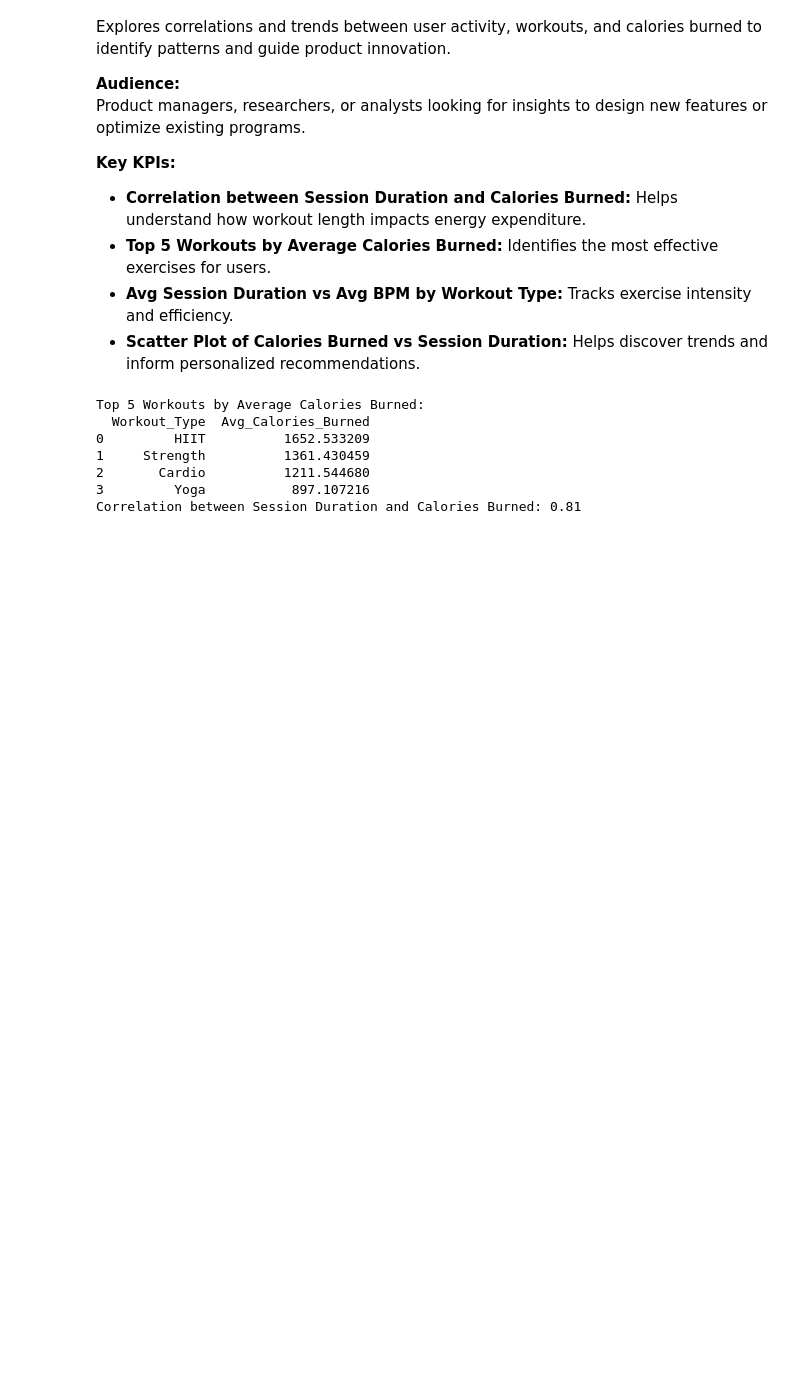
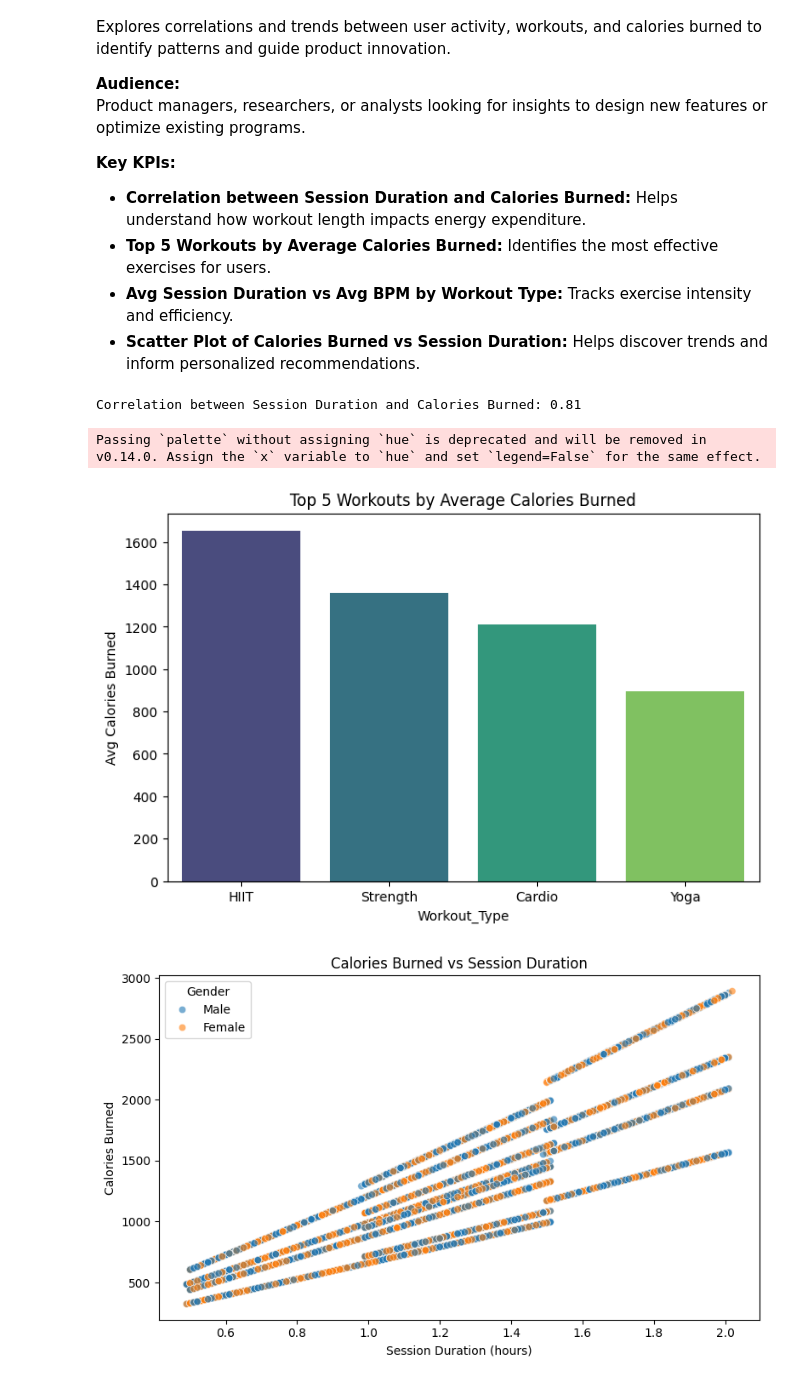
Before and after one commit to Nscook19/Data-Analysis-for-Topical-Project-4, a Jupyter notebook: Data Analytics.ipynb, the cells around one changed output. Drawn from its saved outputs; the diff is of its cells as text; code cells hidden in the pictures; blank space fills up the shorter version.

```diff
--- a/Data Analytics.ipynb
+++ b/Data Analytics.ipynb
@@ -157,44 +112,28 @@ Product managers, researchers, or analysts looking for insights to design new fe
 - **Avg Session Duration vs Avg BPM by Workout Type:** Tracks exercise intensity and efficiency.
 - **Scatter Plot of Calories Burned vs Session Duration:** Helps discover trends and inform personalized recommendations.
 # %%
-# KPI 1: Correlation Activity vs Calories Burned
+# Correlation
 corr = df['Session_Duration_hours'].corr(df['Calories_Burned'])
+print(f"Correlation between Session Duration and Calories Burned: {corr:.2f}")
 
-# KPI 2: Top Workout Types by Avg Calories Burned
-top_workouts = df.groupby('Workout_Type')['Calories_Burned'].mean().sort_values(ascending=False).head(5)
-top_workouts_df = top_workouts.reset_index().rename(columns={'Calories_Burned': 'Avg_Calories_Burned'})
-print("Top 5 Workouts by Average Calories Burned:")
-print(top_workouts_df)
+# Top 5 Workouts by Avg Calories Burned
+top_workouts = df.groupby('Workout_Type')['Calories_Burned'].mean().sort_values(ascending=False).head(5).reset_index()
+plt.figure(figsize=(8,5))
+sns.barplot(data=top_workouts, x='Workout_Type', y='Calories_Burned', palette='viridis')
+plt.title("Top 5 Workouts by Average Calories Burned")
+plt.ylabel("Avg Calories Burned")
+plt.show()
 
-# Scatter plot: Calories Burned vs Session Duration
-fig5 = px.scatter(
-    df, x='Session_Duration_hours', y='Calories_Burned', color='Gender',
-    title='Calories Burned vs Session Duration',
-    labels={'Session_Duration_hours': 'Session Duration (hrs)', 'Calories_Burned': 'Calories Burned'},
-    template='plotly_white'
-)
-fig5.update_traces(marker=dict(size=6, opacity=0.7))
-fig5.show()
-
-# Bar chart: Top Workouts by Avg Calories
-fig6 = px.bar(
-    top_workouts_df, x='Workout_Type', y='Avg_Calories_Burned',
-    title='Top 5 Workouts by Average Calories Burned',
-    text='Avg_Calories_Burned',
-    labels={'Workout_Type': 'Workout Type', 'Avg_Calories_Burned': 'Avg Calories Burned'},
-    template='plotly_white',
-    color='Avg_Calories_Burned'
-)
-fig6.update_traces(texttemplate='%{text:.0f}', textposition='outside')
-fig6.update_layout(yaxis_title='Avg Calories Burned')
-fig6.show()
-
-print(f"Correlation between Session Duration and Calories Burned: {corr:.2f}")
+# Scatter plot: Calories vs Session Duration
+plt.figure(figsize=(8,5))
+sns.scatterplot(data=df, x='Session_Duration_hours', y='Calories_Burned', hue='Gender', alpha=0.6)
+plt.title("Calories Burned vs Session Duration")
+plt.xlabel("Session Duration (hours)")
+plt.ylabel("Calories Burned")
+plt.tight_layout()
+plt.show()
 # %% [output]
-Top 5 Workouts by Average Calories Burned:
-  Workout_Type  Avg_Calories_Burned
-0         HIIT          1652.533209
-1     Strength          1361.430459
-2       Cardio          1211.544680
-3         Yoga           897.107216
 Correlation between Session Duration and Calories Burned: 0.81
+Passing `palette` without assigning `hue` is deprecated and will be removed in v0.14.0. Assign the `x` variable to `hue` and set `legend=False` for the same effect.
+[figure, added]
+[figure, added]
```
Also changed, not shown: parts of 5 cells of this notebook.
